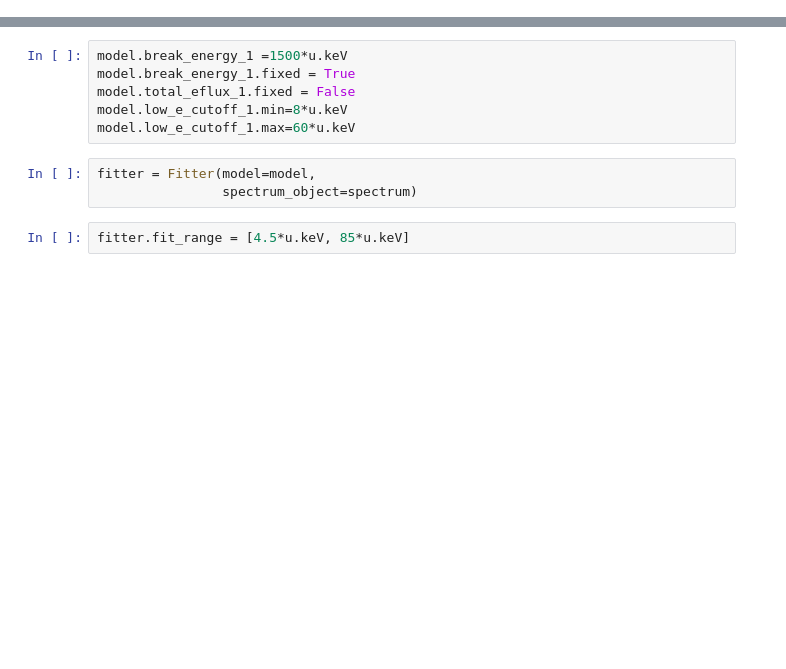
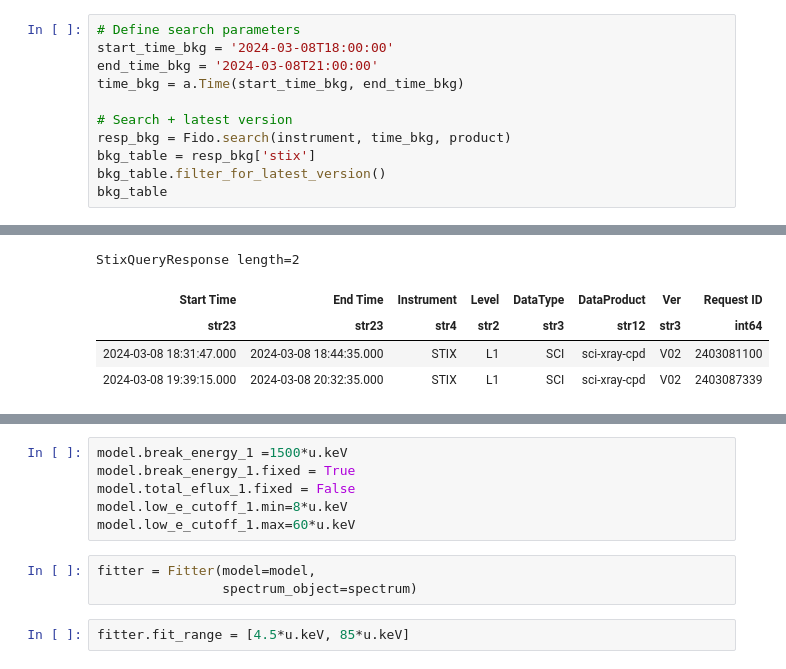
Before and after one commit to soler-he/sunkit-spex_demo, a Jupyter notebook: spectroscopy/fitting_testing_demo.ipynb, the cells around one changed output, grey strips where cells are left out. Cells and saved outputs as stored; diff of their text form; blank space fills up the shorter version.

```diff
--- a/spectroscopy/fitting_testing_demo.ipynb
+++ b/spectroscopy/fitting_testing_demo.ipynb
@@ -44,0 +70,12 @@ file_bkg = 'solo_L1_stix-sci-xray-cpd_20240308T193915-20240308T203235_V02_240308
+# %%
+# Define search parameters
+start_time_bkg = '2024-03-08T18:00:00'
+end_time_bkg = '2024-03-08T21:00:00'
+time_bkg = a.Time(start_time_bkg, end_time_bkg)
+
+# Search + latest version
+resp_bkg = Fido.search(instrument, time_bkg, product)
+bkg_table = resp_bkg['stix']
+bkg_table.filter_for_latest_version()
+bkg_table
+# %% [output]
@@ -44,0 +86,5 @@ file_bkg = 'solo_L1_stix-sci-xray-cpd_20240308T193915-20240308T203235_V02_240308
+StixQueryResponse length=2
+| Start Time | End Time | Instrument | Level | DataType | DataProduct | Ver | Request ID |
+| str23 | str23 | str4 | str2 | str3 | str12 | str3 | int64 |
+| 2024-03-08 18:31:47.000 | 2024-03-08 18:44:35.000 | STIX | L1 | SCI | sci-xray-cpd | V02 | 2403081100 |
+| 2024-03-08 19:39:15.000 | 2024-03-08 20:32:35.000 | STIX | L1 | SCI | sci-xray-cpd | V02 | 2403087339 |
```
Also changed, not shown: parts of 26 cells of this notebook, 8 other files.
